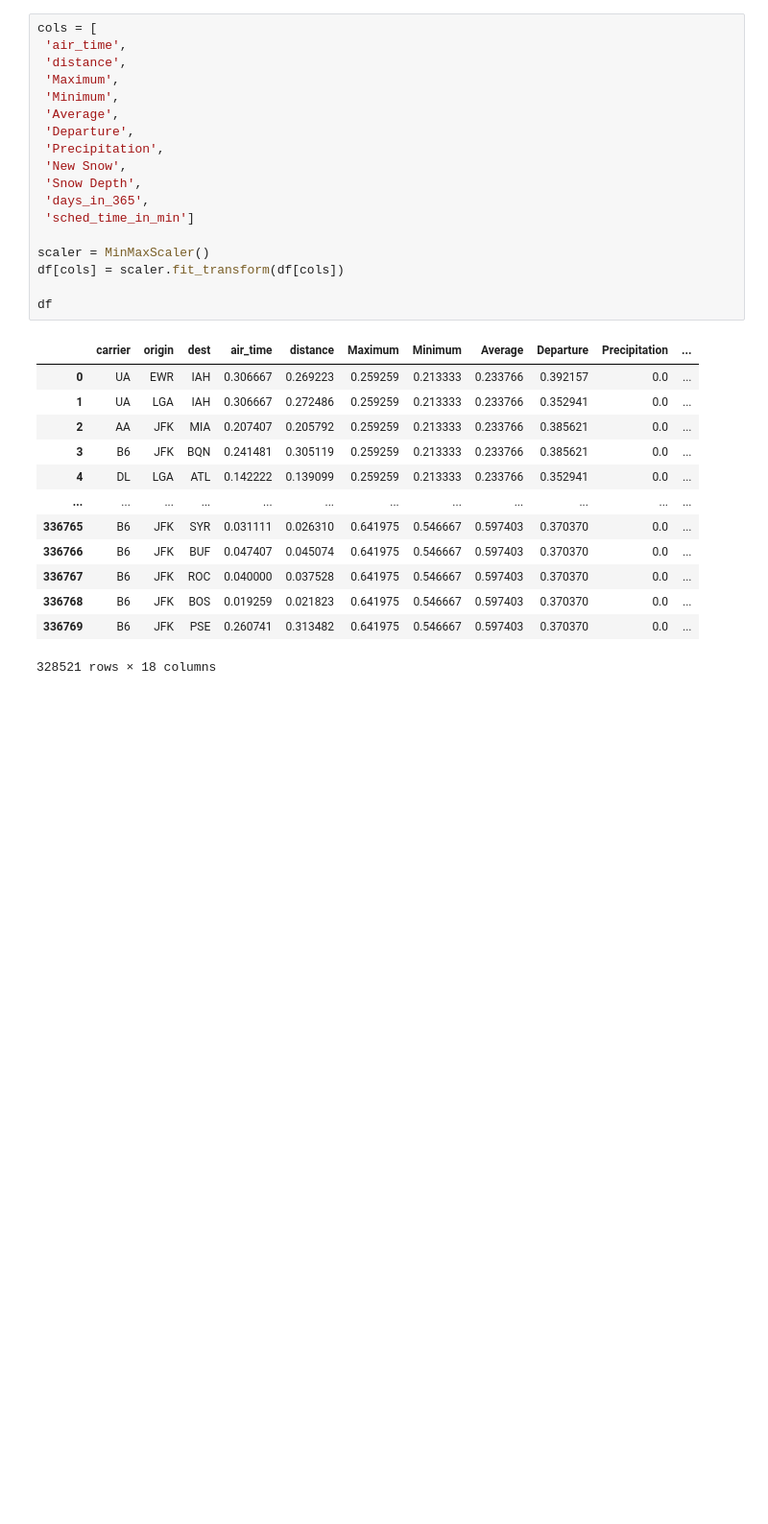
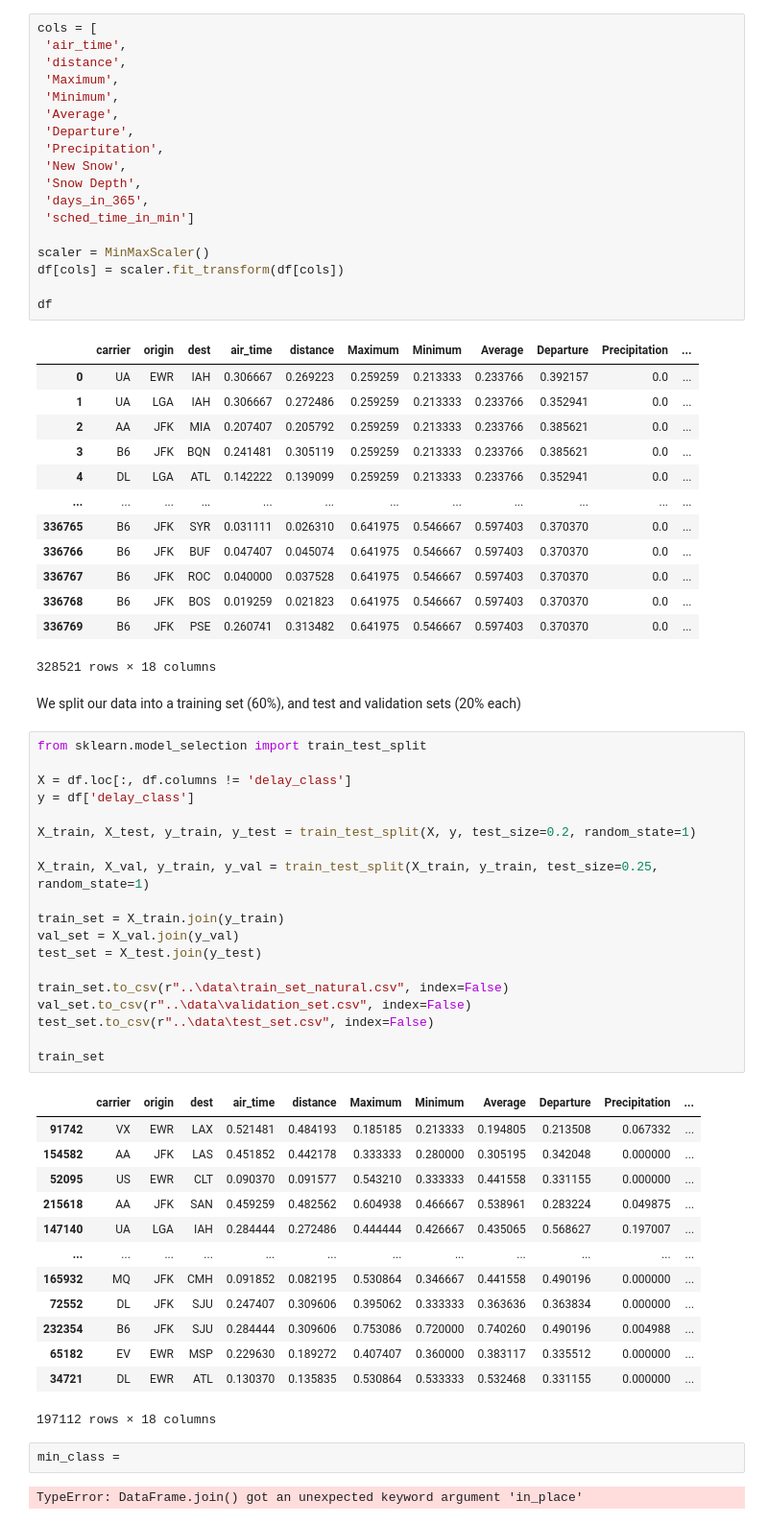
Before and after one commit to hughman98/Determining-Causes-of-Flight-Delays-CSC-522, a Jupyter notebook: code/Preprocessing.ipynb, the cells around one changed output. Shown at 96% size. Cells and saved outputs as stored; diff of their text form; blank space fills up the shorter version.

Commit message:
Split data into test, train, and validation

```diff
--- a/code/Preprocessing.ipynb
+++ b/code/Preprocessing.ipynb
@@ -181,3 +181,42 @@ df
 | 336768 | B6 | JFK | BOS | 0.019259 | 0.021823 | 0.641975 | 0.546667 | 0.597403 | 0.370370 | 0.0 | ... |
 | 336769 | B6 | JFK | PSE | 0.260741 | 0.313482 | 0.641975 | 0.546667 | 0.597403 | 0.370370 | 0.0 | ... |
 328521 rows × 18 columns
+# %% [markdown]
+We split our data into a training set (60%), and test and validation sets (20% each)
+# %%
+from sklearn.model_selection import train_test_split
+
+X = df.loc[:, df.columns != 'delay_class']
+y = df['delay_class']
+
+X_train, X_test, y_train, y_test = train_test_split(X, y, test_size=0.2, random_state=1)
+
+X_train, X_val, y_train, y_val = train_test_split(X_train, y_train, test_size=0.25, random_state=1)
+
+train_set = X_train.join(y_train)
+val_set = X_val.join(y_val)
+test_set = X_test.join(y_test)
+
+train_set.to_csv(r"..\data\train_set_natural.csv", index=False)
+val_set.to_csv(r"..\data\validation_set.csv", index=False)
+test_set.to_csv(r"..\data\test_set.csv", index=False)
+
+train_set
+# %% [output]
+|  | carrier | origin | dest | air_time | distance | Maximum | Minimum | Average | Departure | Precipitation | ... |
+| 91742 | VX | EWR | LAX | 0.521481 | 0.484193 | 0.185185 | 0.213333 | 0.194805 | 0.213508 | 0.067332 | ... |
+| 154582 | AA | JFK | LAS | 0.451852 | 0.442178 | 0.333333 | 0.280000 | 0.305195 | 0.342048 | 0.000000 | ... |
+| 52095 | US | EWR | CLT | 0.090370 | 0.091577 | 0.543210 | 0.333333 | 0.441558 | 0.331155 | 0.000000 | ... |
+| 215618 | AA | JFK | SAN | 0.459259 | 0.482562 | 0.604938 | 0.466667 | 0.538961 | 0.283224 | 0.049875 | ... |
+| 147140 | UA | LGA | IAH | 0.284444 | 0.272486 | 0.444444 | 0.426667 | 0.435065 | 0.568627 | 0.197007 | ... |
+| ... | ... | ... | ... | ... | ... | ... | ... | ... | ... | ... | ... |
+| 165932 | MQ | JFK | CMH | 0.091852 | 0.082195 | 0.530864 | 0.346667 | 0.441558 | 0.490196 | 0.000000 | ... |
+| 72552 | DL | JFK | SJU | 0.247407 | 0.309606 | 0.395062 | 0.333333 | 0.363636 | 0.363834 | 0.000000 | ... |
+| 232354 | B6 | JFK | SJU | 0.284444 | 0.309606 | 0.753086 | 0.720000 | 0.740260 | 0.490196 | 0.004988 | ... |
+| 65182 | EV | EWR | MSP | 0.229630 | 0.189272 | 0.407407 | 0.360000 | 0.383117 | 0.335512 | 0.000000 | ... |
+| 34721 | DL | EWR | ATL | 0.130370 | 0.135835 | 0.530864 | 0.533333 | 0.532468 | 0.331155 | 0.000000 | ... |
+197112 rows × 18 columns
+# %%
+min_class =
+# %% [output]
+TypeError: DataFrame.join() got an unexpected keyword argument 'in_place'
```
Also changed, not shown: 3 other files.
